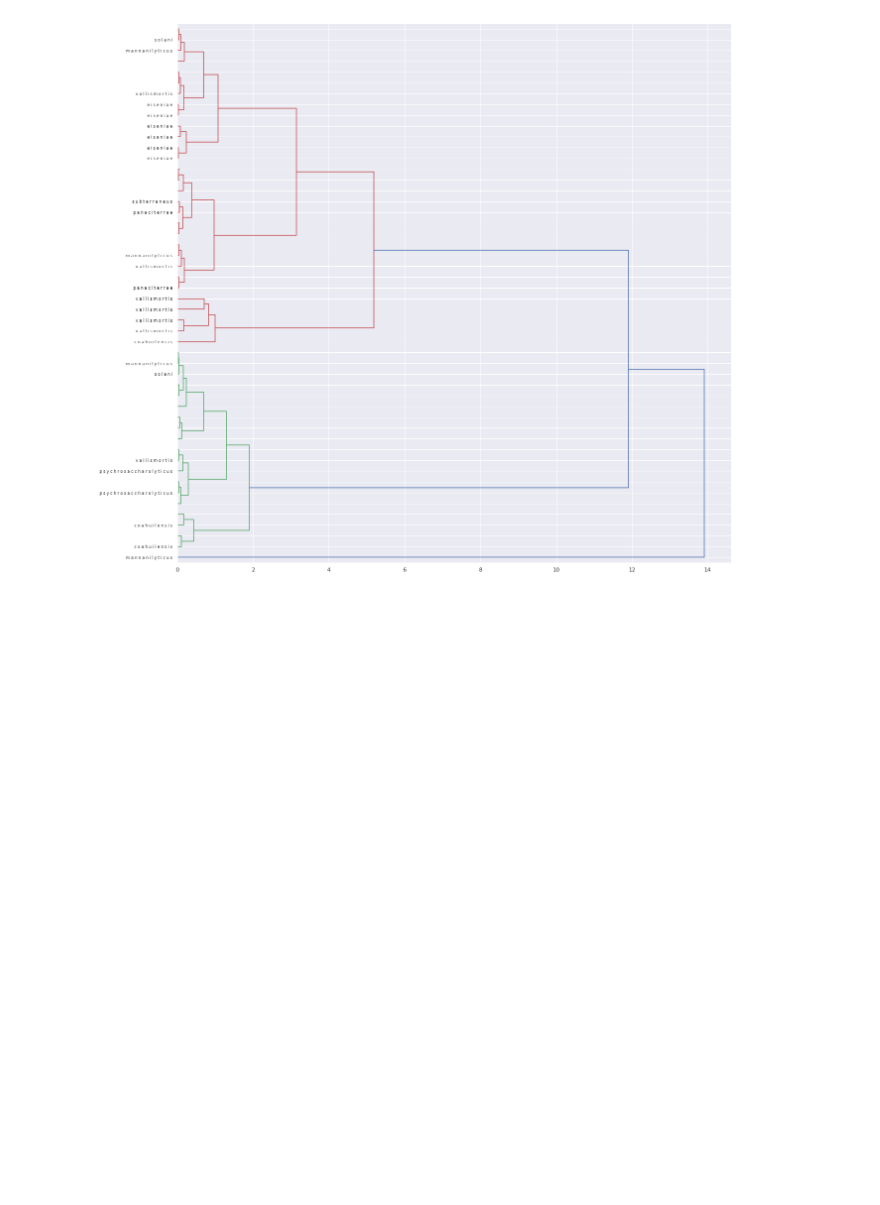
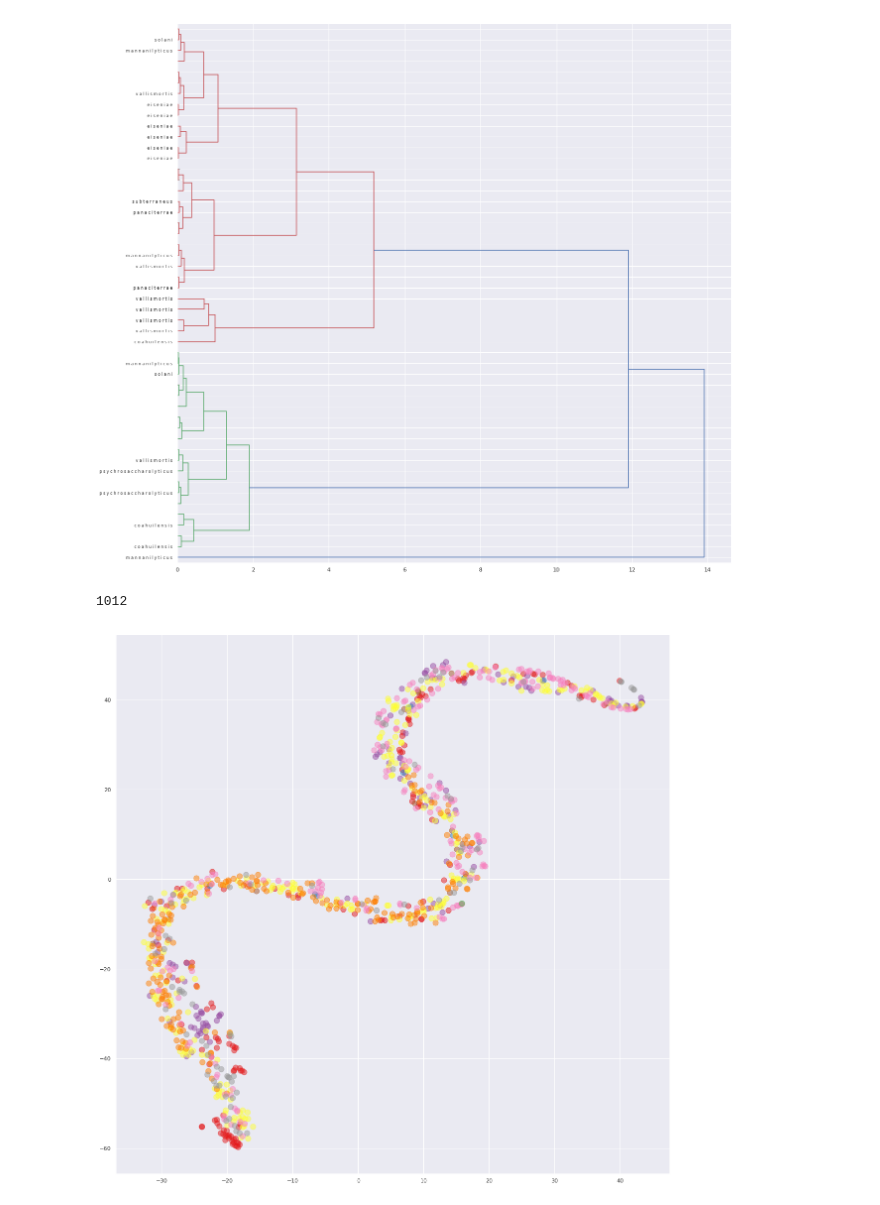
Before and after one commit to sergeman/fastai-genomic, a Jupyter notebook: ipynb/Phylogenetic.ipynb, the cells around one changed output. Drawn from its saved outputs; the diff is of its cells as text; code cells hidden in the pictures; blank space fills up the shorter version.

Commit message:
tSNE plot on 1024 sequences

```diff
--- a/ipynb/Phylogenetic.ipynb
+++ b/ipynb/Phylogenetic.ipynb
@@ -26,7 +26,7 @@ import seaborn as sns; sns.set(color_codes=True)
 all_fastas = sequence.Dna2VecList.from_folder("/data/genomes/GenSeq_fastas/train").descriptions
 # %%
 filters=[partial(regex_filter, rx="Bacillus"),partial(regex_filter,rx="massilioanorexius", keep=False),
-         partial(count_filter, max_count=10)]
+         partial(count_filter, max_count=599)]
 data = sequence.Dna2VecList.from_folder("/data/genomes/GenSeq_fastas/train",filters=filters,agg=partial(np.mean, axis=0),n_cpus=7)
 processors = [
     sequence.GSFileProcessor(),
@@ -104,3 +110,22 @@ htree = dendrogram(linkage(log_scale(pc), method='ward'),
 plt.show()
 # %% [output]
 [figure]
+# %%
+tsne = manifold.TSNE(n_components=2, init='pca', random_state=0)
+X_tsne = tsne.fit_transform(log_scale(X))
+
+vocab=list(np.unique(labelList))
+y=[vocab.index(x) for x in labelList]
+
+colors = plt.cm.Set1(range(len(vocab)))
+# %%
+X_tsne.shape[0]
+# %% [output]
+1012
+# %%
+plt.figure(figsize=(20,20))
+for i in range(X_tsne.shape[0]):
+    plt.scatter(x=X_tsne[i,0],y=X_tsne[i,1],marker=".",s=500,color=plt.cm.Set1(y[i] / 10.),alpha=.5)
+plt.show()
+# %% [output]
+[figure, added]
```
Also changed, not shown: parts of 5 cells of this notebook, 1 other file.
